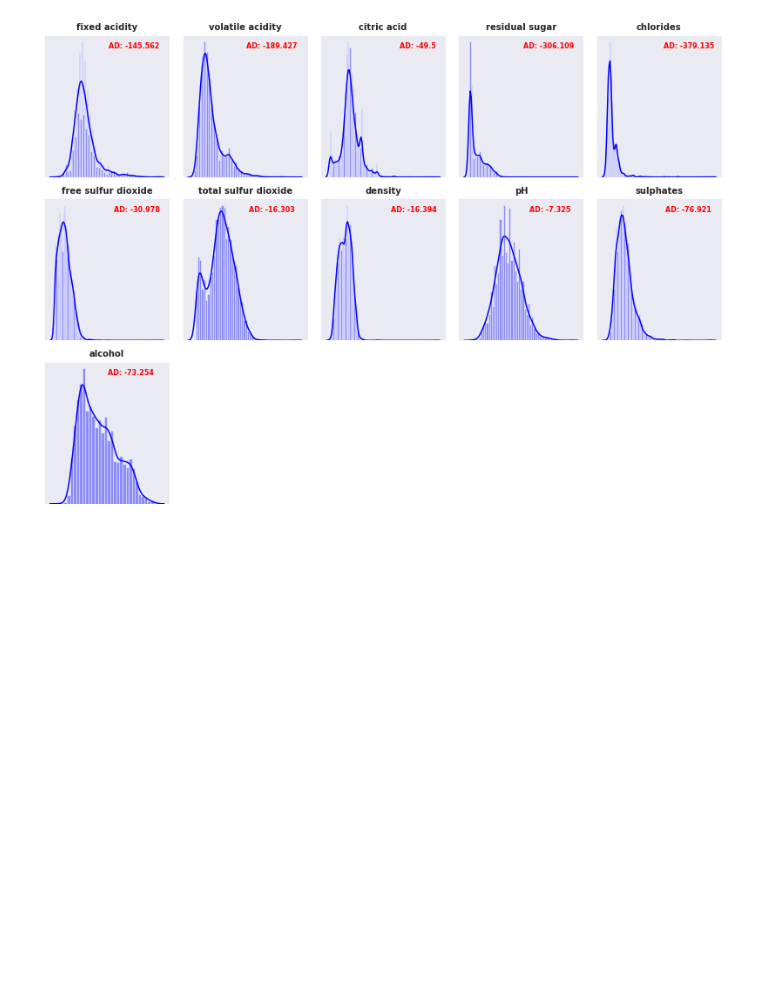
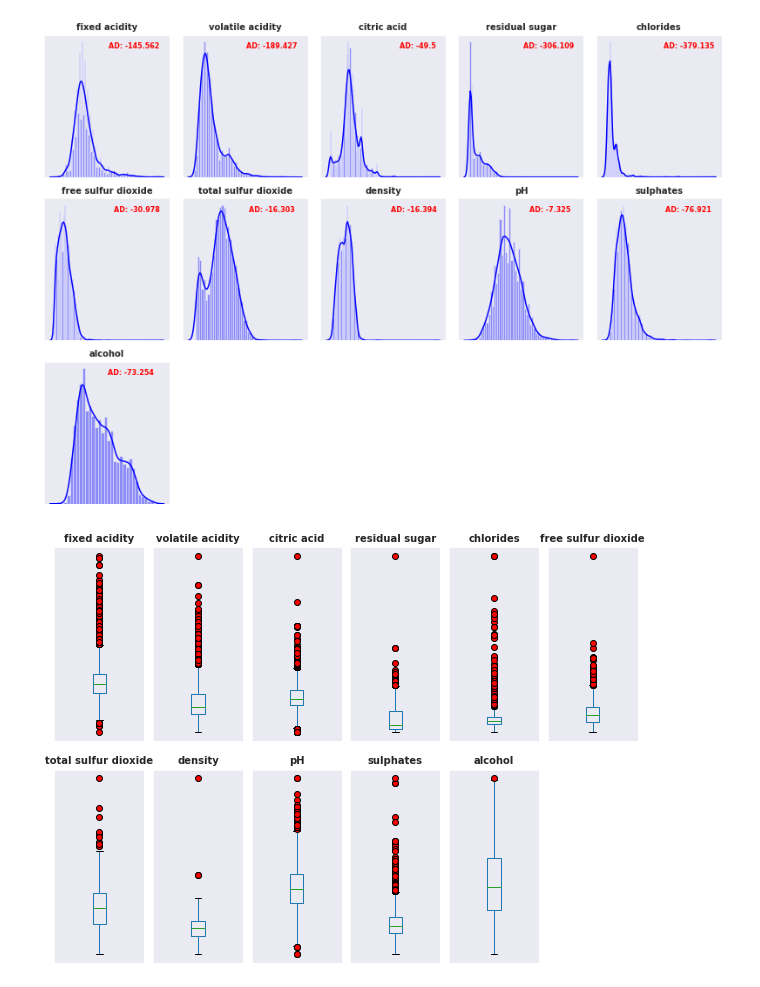
Before and after one commit to Anastasios-K/Pyspark, a Jupyter notebook: WineQualClassification.ipynb, the cells around one changed output. Drawn from its saved outputs; the diff is of its cells as text; code cells hidden in the pictures; blank space fills up the shorter version.

```diff
--- a/WineQualClassification.ipynb
+++ b/WineQualClassification.ipynb
@@ -115,3 +111,4 @@ Depend_type = df.iloc[0:,12]
 Predictors = df.iloc[0:,:11]
 
 X_train, X_test, Y_train, Y_test = split(Predictors, Depend_quality, test_size=0.2, random_state=7, shuffle=True)
+df = X_train
@@ -186,6 +166,39 @@ def Distribution(df, columns_num):
   return figure
 # %%
 #### ---------> use of the above function "Distribution"
-df = Distribution(X_train, 5)
+Probability_Distrib = Distribution(X_train, 5)
 # %% [output]
 [figure]
+# %%
+def Outlier_Values(df, columns_num):
+  length = len(df.columns)
+  lines = length%columns_num + length//columns_num
+  figure = plt.figure(
+      figsize= (1.5*columns_num,4*lines),
+      facecolor='w'
+      )
+  plt.subplots_adjust(
+      left= 0.1,
+      right= 1,
+      wspace= 0.1,
+      hspace= 0.15
+      )
+  sb.set_style("dark")
+  for i, column in enumerate(df):
+    ax = plt.subplot(lines,columns_num, i+1)
+    df.boxplot(column = column,
+                    grid = False,
+                    whis = 1.5,
+                    autorange = False,
+                    showmeans = False,
+                    flierprops = dict(markerfacecolor='r', marker='o'),
+                    )
+    ax.axes.get_yaxis().set_visible(False)
+    ax.axes.get_xaxis().set_visible(False)
+    ax.set_title(df.columns[i], weight = 'bold', size = 10)
+  plt.show()
+  return figure
+# %%
+Outlier_analysis = Outlier_Values(df, 6)
+# %% [output]
+[figure, added]
```
Also changed, not shown: parts of 3 cells of this notebook.
